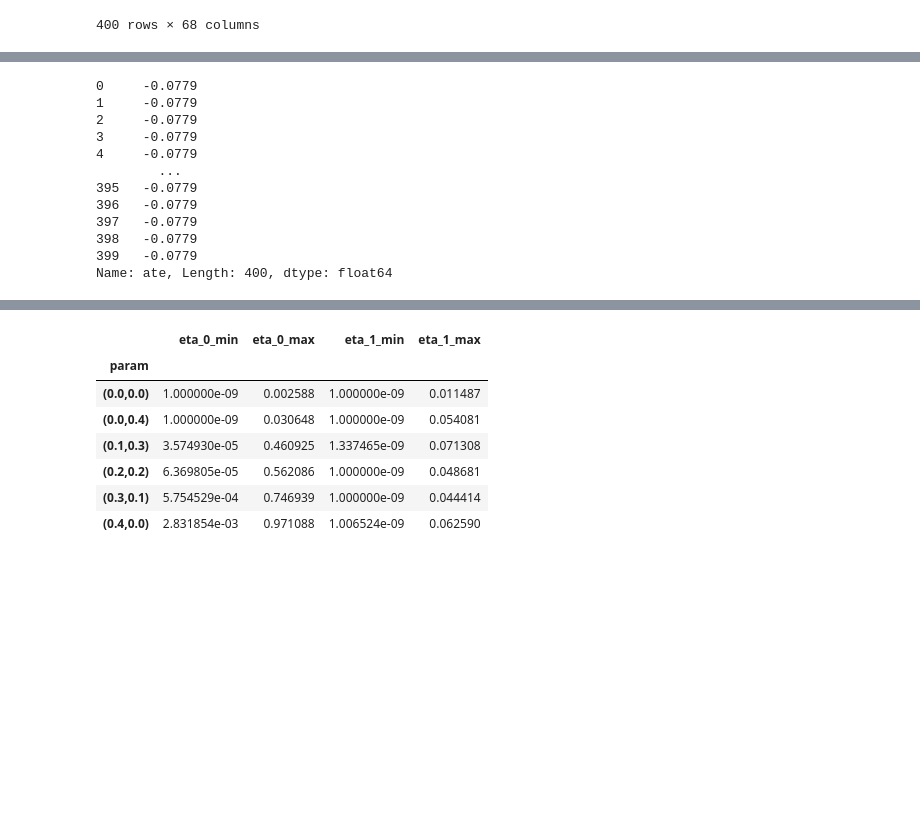
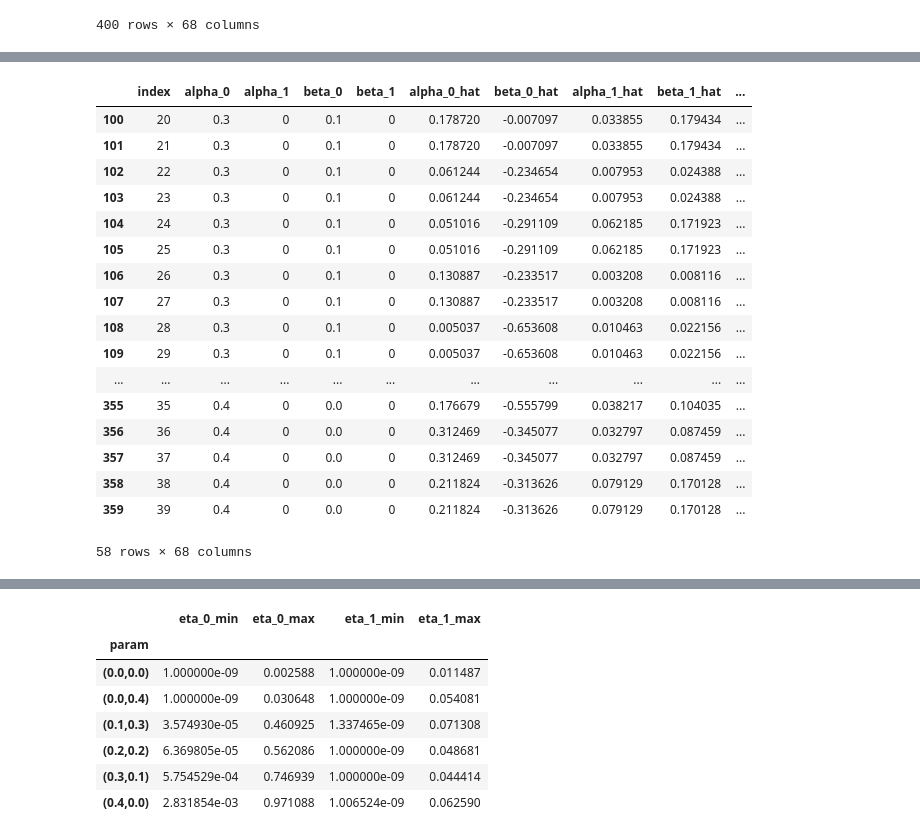
Before and after one commit to lguerdan/counterfactual-decision-support, a Jupyter notebook: notebook_results.ipynb, the cells around one changed output, grey strips where cells are left out. Cells and saved outputs as stored; diff of their text form; code cells hidden in the pictures; blank space fills up the shorter version.

```diff
--- a/notebook_results.ipynb
+++ b/notebook_results.ipynb
@@ -504,15 +504,22 @@ sns.barplot(data=pedf, x='assumption', y='beta_1_hat', hue='param', ci=68, errwi
-# %%
-pedf['ate'] - pedf['ate_hat']
-# %% [output]
-0     -0.0779
-1     -0.0779
-2     -0.0779
-3     -0.0779
-4     -0.0779
-        ...
-395   -0.0779
-396   -0.0779
-397   -0.0779
-398   -0.0779
-399   -0.0779
-Name: ate, Length: 400, dtype: float64
+# %%
+pedf = get_ate_result_df('A_assumptions_experiment_jobs_learn_R10').reset_index()
+pedf[pedf['beta_0_hat'] < 0]
+# %% [output]
+|  | index | alpha_0 | alpha_1 | beta_0 | beta_1 | alpha_0_hat | beta_0_hat | alpha_1_hat | beta_1_hat | ... |
+| 100 | 20 | 0.3 | 0 | 0.1 | 0 | 0.178720 | -0.007097 | 0.033855 | 0.179434 | ... |
+| 101 | 21 | 0.3 | 0 | 0.1 | 0 | 0.178720 | -0.007097 | 0.033855 | 0.179434 | ... |
+| 102 | 22 | 0.3 | 0 | 0.1 | 0 | 0.061244 | -0.234654 | 0.007953 | 0.024388 | ... |
+| 103 | 23 | 0.3 | 0 | 0.1 | 0 | 0.061244 | -0.234654 | 0.007953 | 0.024388 | ... |
+| 104 | 24 | 0.3 | 0 | 0.1 | 0 | 0.051016 | -0.291109 | 0.062185 | 0.171923 | ... |
+| 105 | 25 | 0.3 | 0 | 0.1 | 0 | 0.051016 | -0.291109 | 0.062185 | 0.171923 | ... |
+| 106 | 26 | 0.3 | 0 | 0.1 | 0 | 0.130887 | -0.233517 | 0.003208 | 0.008116 | ... |
+| 107 | 27 | 0.3 | 0 | 0.1 | 0 | 0.130887 | -0.233517 | 0.003208 | 0.008116 | ... |
+| 108 | 28 | 0.3 | 0 | 0.1 | 0 | 0.005037 | -0.653608 | 0.010463 | 0.022156 | ... |
+| 109 | 29 | 0.3 | 0 | 0.1 | 0 | 0.005037 | -0.653608 | 0.010463 | 0.022156 | ... |
+| ... | ... | ... | ... | ... | ... | ... | ... | ... | ... | ... |
+| 355 | 35 | 0.4 | 0 | 0.0 | 0 | 0.176679 | -0.555799 | 0.038217 | 0.104035 | ... |
+| 356 | 36 | 0.4 | 0 | 0.0 | 0 | 0.312469 | -0.345077 | 0.032797 | 0.087459 | ... |
+| 357 | 37 | 0.4 | 0 | 0.0 | 0 | 0.312469 | -0.345077 | 0.032797 | 0.087459 | ... |
+| 358 | 38 | 0.4 | 0 | 0.0 | 0 | 0.211824 | -0.313626 | 0.079129 | 0.170128 | ... |
+| 359 | 39 | 0.4 | 0 | 0.0 | 0 | 0.211824 | -0.313626 | 0.079129 | 0.170128 | ... |
+58 rows × 68 columns
```
Also changed, not shown: parts of 12 cells of this notebook, 7 other files.
